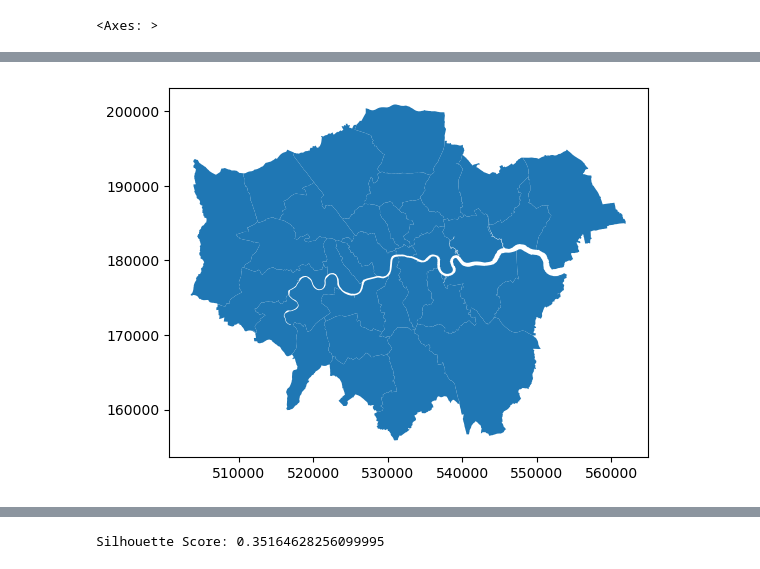
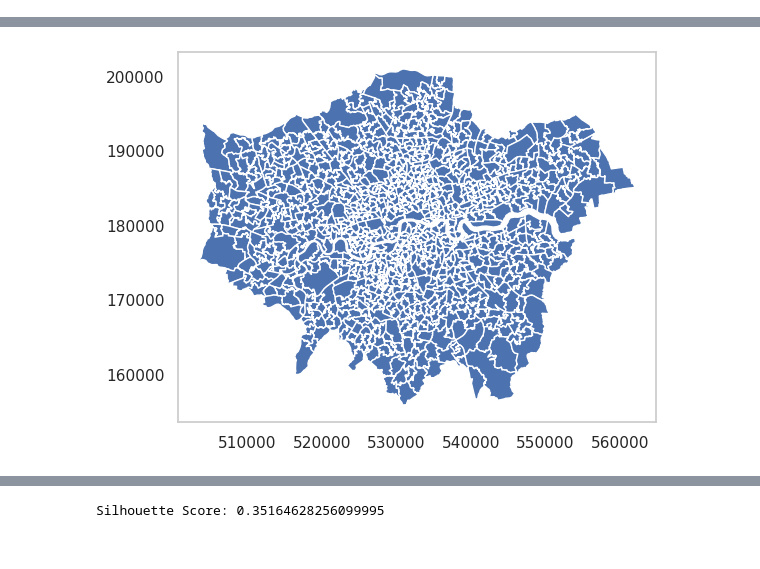
Before and after one commit to XianchenWang0421/CASA0007_Written_Investigation, a Jupyter notebook: code/data_read.ipynb, the cells around one changed output, grey strips where cells are left out. Cells and saved outputs as stored; diff of their text form; code cells hidden in the pictures.

```diff
--- a/code/data_read.ipynb
+++ b/code/data_read.ipynb
@@ -48,2 +80,6 @@ import geopandas as gpd
 # %%
-gdf = gpd.read_file("../data/London_borough.zip", driver="ESRI Shapefile")
+import geopandas as gpd
+
+gdf = gpd.read_file("../data/london_msoa.zip", driver="ESRI Shapefile")
+
+gdf.info()
@@ -68,4 +107,5 @@ memory usage: 2.2+ KB
 # %%
 gdf.plot()
+plt.grid(False)
+gdf.head()
 # %% [output]
-<Axes: >
@@ -72 +118 @@ gdf.plot()
-[figure, old version]
+[figure, new version]
```
Also changed, not shown: parts of 84 cells of this notebook, 4 other files.
